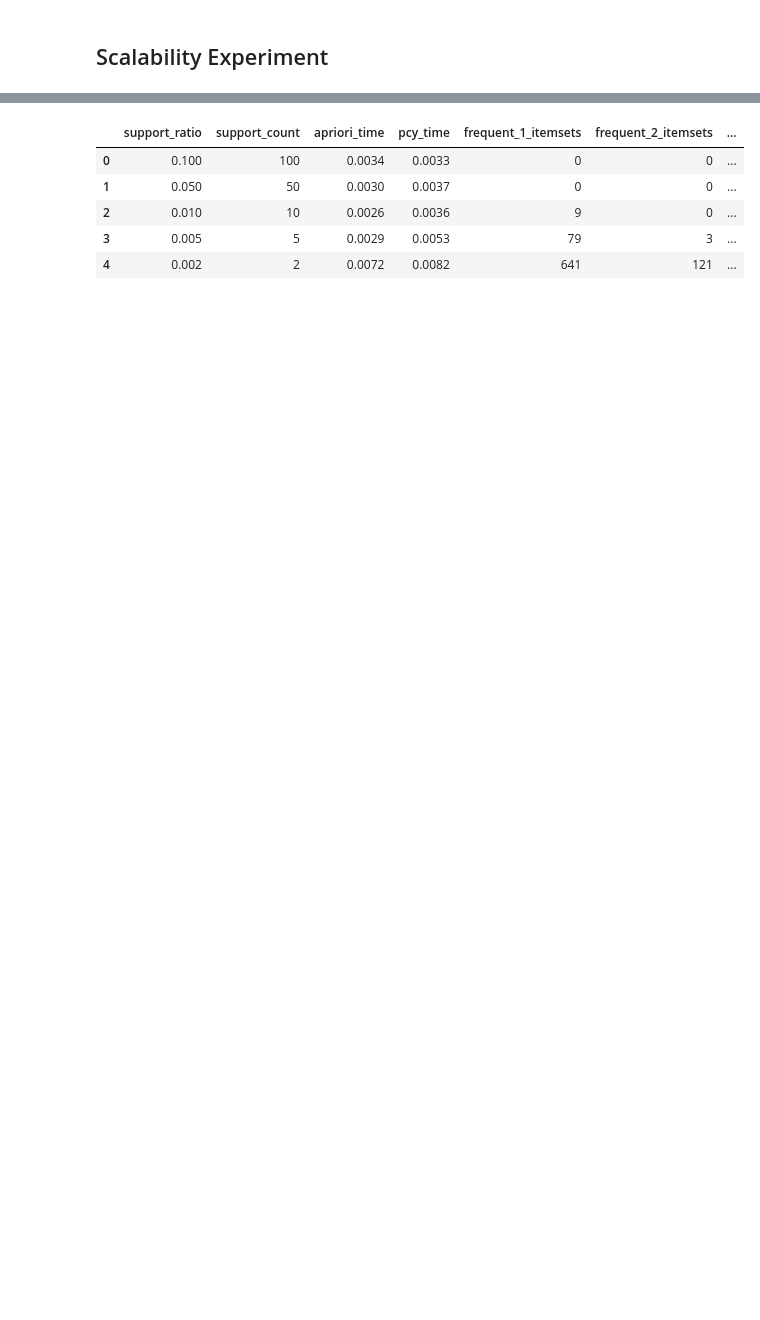
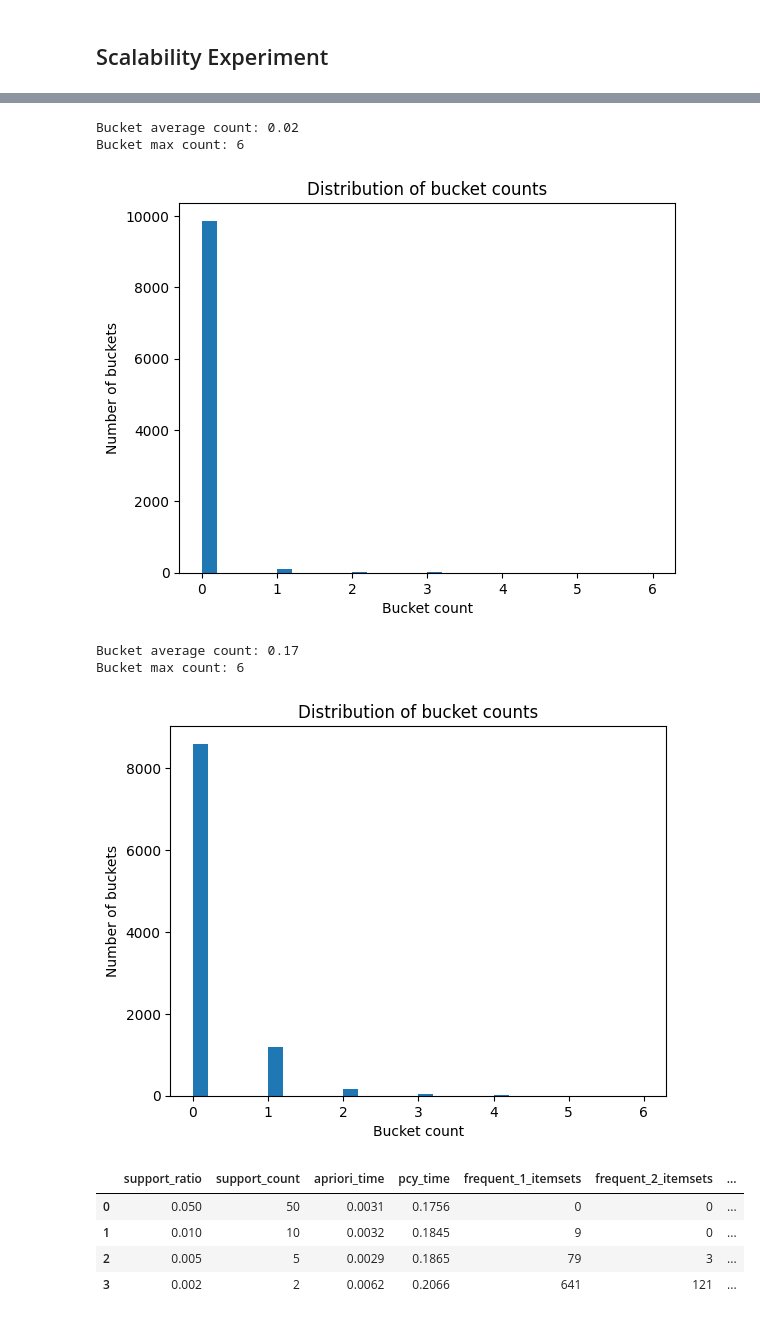
Before and after one commit to leilacielok/market_basket_analysis, a Jupyter notebook: project.ipynb, the cells around one changed output, grey strips where cells are left out. Cells and saved outputs as stored; diff of their text form; code cells hidden in the pictures; blank space fills up the shorter version.

```diff
--- a/project.ipynb
+++ b/project.ipynb
@@ -160,7 +160,7 @@ def find_frequent_pairs_pcy(
     names2int,
     frequent_items_table,
     newint2name,
-    n_buckets=10000
+    n_buckets=100
 ):
 
     # FIRST PCY PASS
@@ -193,6 +193,17 @@ def find_frequent_pairs_pcy(
         count >= support_threshold
         for count in bucket_counts
     ]
+
+    print("Bucket average count:", round(sum(bucket_counts) / len(bucket_counts), 2))
+    print("Bucket max count:", max(bucket_counts))
+
+    plt.hist(bucket_counts, bins=30)
+
+    plt.xlabel("Bucket count")
+    plt.ylabel("Number of buckets")
+    plt.title("Distribution of bucket counts")
+
+    plt.show()
 
     # SECOND PCY PASS
     # Count only pairs whose bucket is frequent
@@ -410,7 +424,7 @@ frequent_itemsets_pcy
 # %% [markdown]
 ## Scalability Experiment
 # %%
-support_ratios = [0.1, 0.05, 0.01, 0.005, 0.002]
+support_ratios = [0.05, 0.01, 0.005, 0.002]
 
 results = []
 
@@ -475,9 +495,14 @@ results_df.round(4)
+Bucket average count: 0.02
+Bucket max count: 6
+[figure, added]
+Bucket average count: 0.17
+Bucket max count: 6
+[figure, added]
 |  | support_ratio | support_count | apriori_time | pcy_time | frequent_1_itemsets | frequent_2_itemsets | ... |
-| 0 | 0.100 | 100 | 0.0034 | 0.0033 | 0 | 0 | ... |
-| 1 | 0.050 | 50 | 0.0030 | 0.0037 | 0 | 0 | ... |
-| 2 | 0.010 | 10 | 0.0026 | 0.0036 | 9 | 0 | ... |
-| 3 | 0.005 | 5 | 0.0029 | 0.0053 | 79 | 3 | ... |
-| 4 | 0.002 | 2 | 0.0072 | 0.0082 | 641 | 121 | ... |
+| 0 | 0.050 | 50 | 0.0031 | 0.1756 | 0 | 0 | ... |
+| 1 | 0.010 | 10 | 0.0032 | 0.1845 | 9 | 0 | ... |
+| 2 | 0.005 | 5 | 0.0029 | 0.1865 | 79 | 3 | ... |
+| 3 | 0.002 | 2 | 0.0062 | 0.2066 | 641 | 121 | ... |
 # %%
 fig, axes = plt.subplots(1, 2, figsize=(12, 4))
 
```
Also changed, not shown: parts of 3 cells of this notebook.
